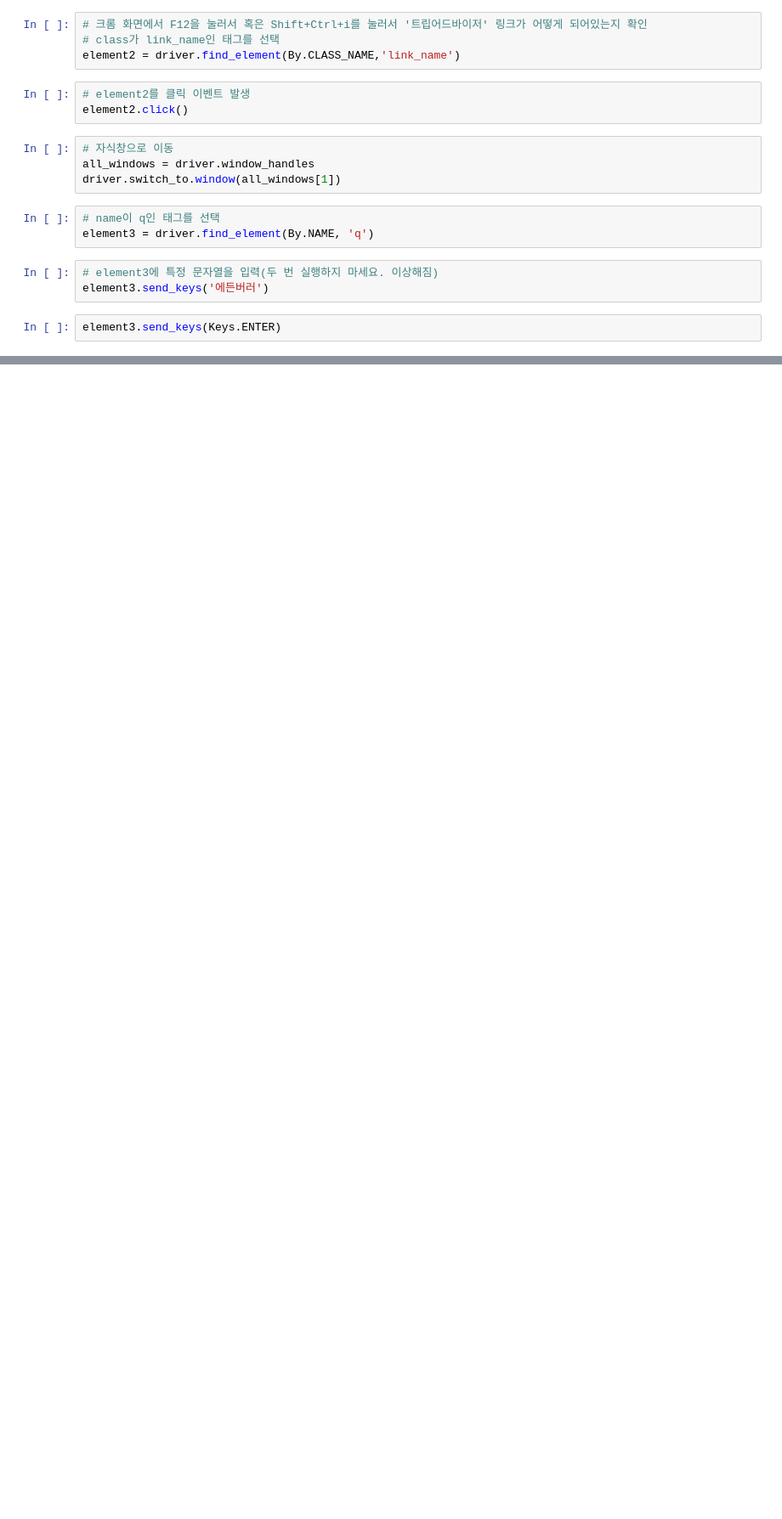
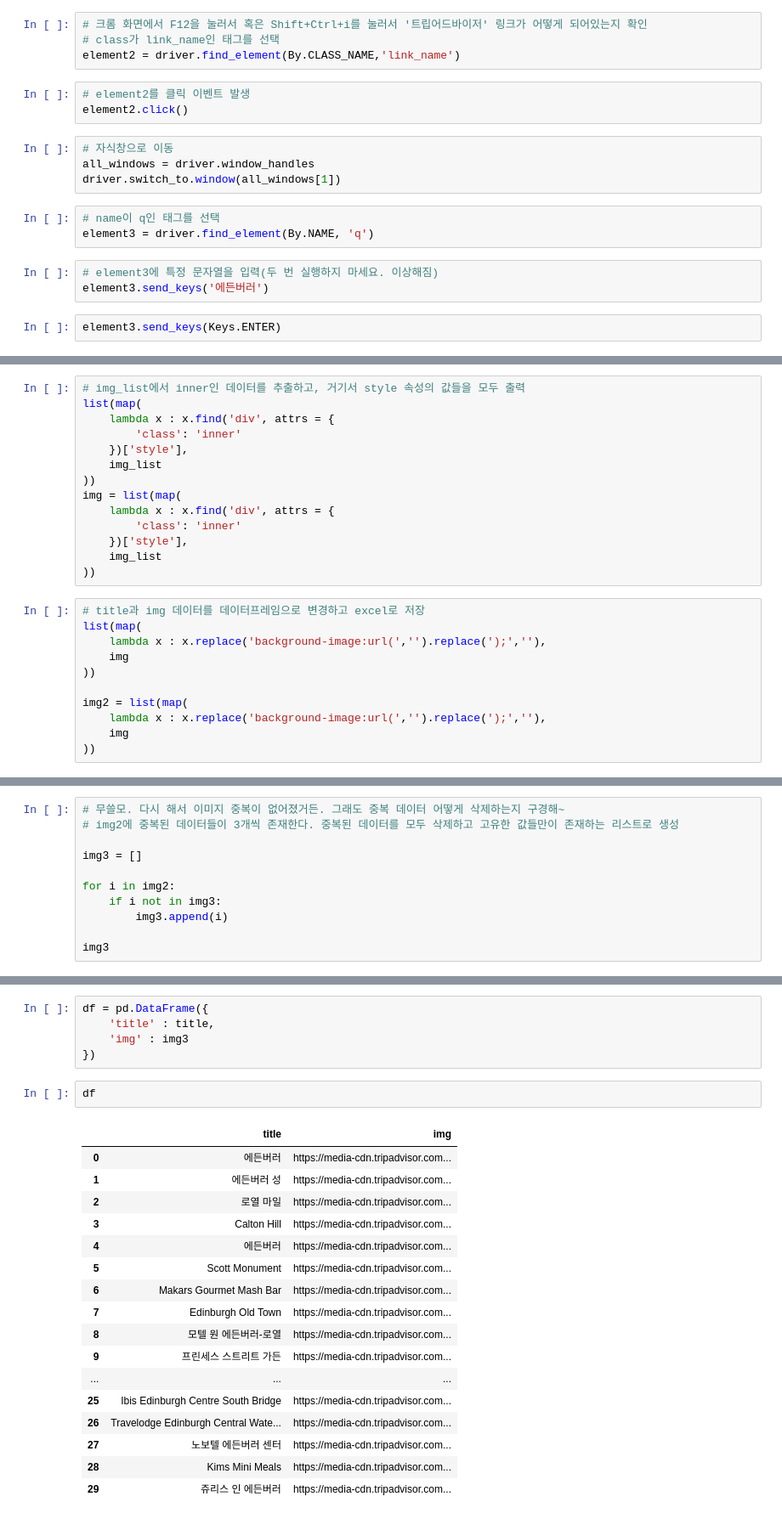
Before and after one commit to sjihye11/sjh-ezen-pandas2, a Jupyter notebook: 231022/03_selenium2.ipynb, the cells around one changed output, grey strips where cells are left out. Shown: that part at 85% size. Cells and saved outputs as stored; diff of their text form; blank space fills up the shorter version.

```diff
--- a/231022/03_selenium2.ipynb
+++ b/231022/03_selenium2.ipynb
@@ -40,0 +120,25 @@ element3.send_keys(Keys.ENTER)
+# %%
+# img_list에서 inner인 데이터를 추출하고, 거기서 style 속성의 값들을 모두 출력
+list(map(
+    lambda x : x.find('div', attrs = {
+        'class': 'inner'
+    })['style'],
+    img_list
+))
+img = list(map(
+    lambda x : x.find('div', attrs = {
+        'class': 'inner'
+    })['style'],
+    img_list
+))
+# %%
+# title과 img 데이터를 데이터프레임으로 변경하고 excel로 저장
+list(map(
+    lambda x : x.replace('background-image:url(','').replace(');',''),
+    img
+))
+
+img2 = list(map(
+    lambda x : x.replace('background-image:url(','').replace(');',''),
+    img
+))
@@ -40,0 +160,11 @@ element3.send_keys(Keys.ENTER)
+# %%
+# 무쓸모. 다시 해서 이미지 중복이 없어졌거든. 그래도 중복 데이터 어떻게 삭제하는지 구경해~
+# img2에 중복된 데이터들이 3개씩 존재한다. 중복된 데이터를 모두 삭제하고 고유한 값들만이 존재하는 리스트로 생성
+
+img3 = []
+
+for i in img2:
+    if i not in img3:
+        img3.append(i)
+
+img3
@@ -40,0 +210,25 @@ element3.send_keys(Keys.ENTER)
+# %%
+df = pd.DataFrame({
+    'title' : title,
+    'img' : img3
+})
+# %%
+df
+# %% [output]
+|  | title | img |
+| 0 | 에든버러 | https://media-cdn.tripadvisor.com... |
+| 1 | 에든버러 성 | https://media-cdn.tripadvisor.com... |
+| 2 | 로열 마일 | https://media-cdn.tripadvisor.com... |
+| 3 | Calton Hill | https://media-cdn.tripadvisor.com... |
+| 4 | 에든버러 | https://media-cdn.tripadvisor.com... |
+| 5 | Scott Monument | https://media-cdn.tripadvisor.com... |
+| 6 | Makars Gourmet Mash Bar | https://media-cdn.tripadvisor.com... |
+| 7 | Edinburgh Old Town | https://media-cdn.tripadvisor.com... |
+| 8 | 모텔 원 에든버러-로열 | https://media-cdn.tripadvisor.com... |
+| 9 | 프린세스 스트리트 가든 | https://media-cdn.tripadvisor.com... |
+| ... | ... | ... |
+| 25 | Ibis Edinburgh Centre South Bridge | https://media-cdn.tripadvisor.com... |
+| 26 | Travelodge Edinburgh Central Wate... | https://media-cdn.tripadvisor.com... |
+| 27 | 노보텔 에든버러 센터 | https://media-cdn.tripadvisor.com... |
+| 28 | Kims Mini Meals | https://media-cdn.tripadvisor.com... |
+| 29 | 쥬리스 인 에든버러 | https://media-cdn.tripadvisor.com... |
```
Also changed, not shown: parts of 13 cells of this notebook, 2 other files.
